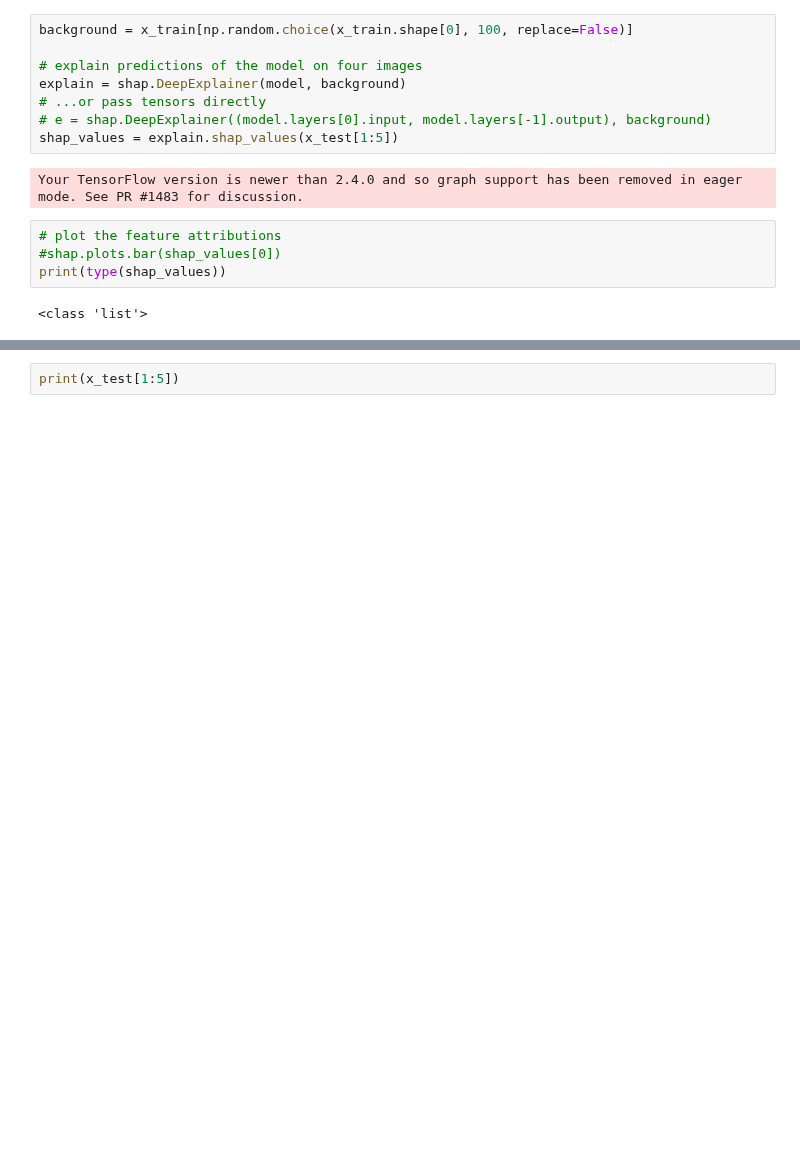
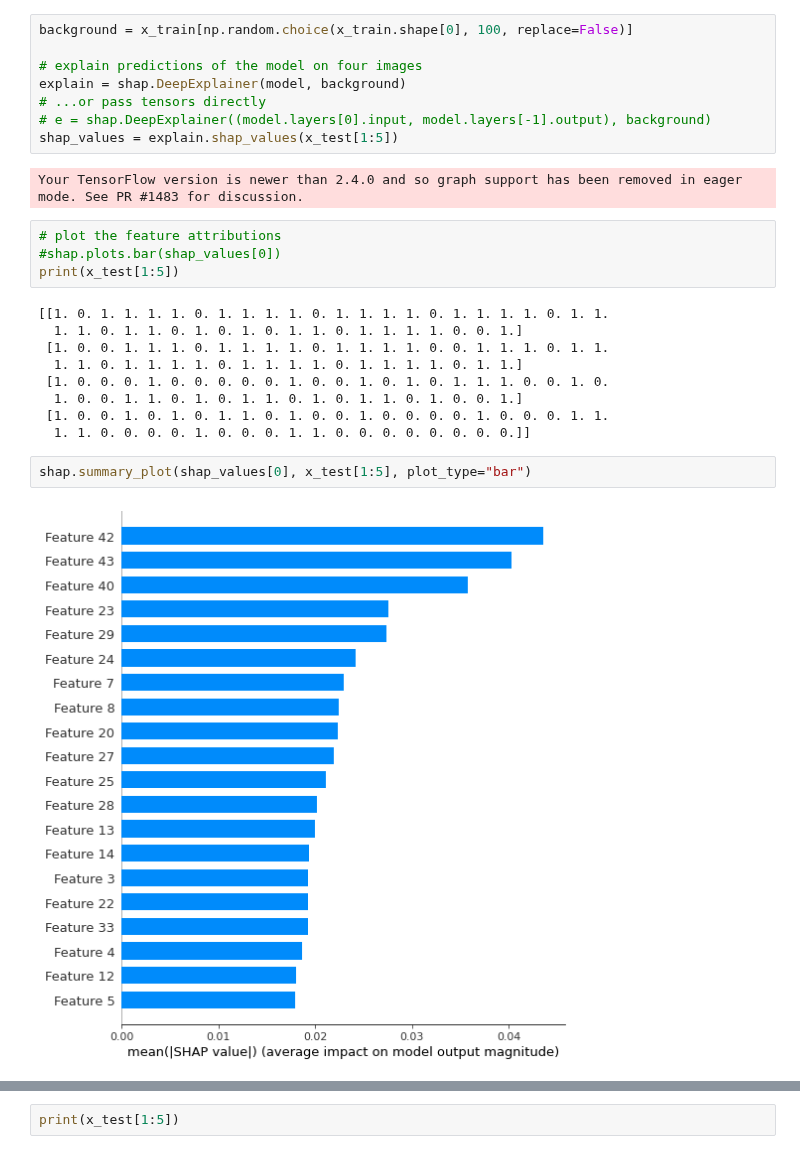
Before and after one commit to p-owens/MAI, a Jupyter notebook: MAI.ipynb, the cells around one changed output, grey strips where cells are left out. Cells and saved outputs as stored; diff of their text form; blank space fills up the shorter version.

Commit message:
visualised SHAP values for certain channels

```diff
--- a/MAI.ipynb
+++ b/MAI.ipynb
@@ -228,6 +228,17 @@ Your TensorFlow version is newer than 2.4.0 and so graph support has been remove
 # %%
 # plot the feature attributions
 #shap.plots.bar(shap_values[0])
-print(type(shap_values))
+print(x_test[1:5])
 # %% [output]
-<class 'list'>
+[[1. 0. 1. 1. 1. 1. 0. 1. 1. 1. 1. 0. 1. 1. 1. 1. 0. 1. 1. 1. 1. 0. 1. 1.
+  1. 1. 0. 1. 1. 0. 1. 0. 1. 0. 1. 1. 0. 1. 1. 1. 1. 0. 0. 1.]
+ [1. 0. 0. 1. 1. 1. 0. 1. 1. 1. 1. 0. 1. 1. 1. 1. 0. 0. 1. 1. 1. 0. 1. 1.
+  1. 1. 0. 1. 1. 1. 1. 0. 1. 1. 1. 1. 0. 1. 1. 1. 1. 0. 1. 1.]
+ [1. 0. 0. 0. 1. 0. 0. 0. 0. 0. 1. 0. 0. 1. 0. 1. 0. 1. 1. 1. 0. 0. 1. 0.
+  1. 0. 0. 1. 1. 0. 1. 0. 1. 1. 0. 1. 0. 1. 1. 0. 1. 0. 0. 1.]
+ [1. 0. 0. 1. 0. 1. 0. 1. 1. 0. 1. 0. 0. 1. 0. 0. 0. 0. 1. 0. 0. 0. 1. 1.
+  1. 1. 0. 0. 0. 0. 1. 0. 0. 0. 1. 1. 0. 0. 0. 0. 0. 0. 0. 0.]]
+# %%
+shap.summary_plot(shap_values[0], x_test[1:5], plot_type="bar")
+# %% [output]
+[figure, added]
```
Also changed, not shown: parts of 3 cells of this notebook.
